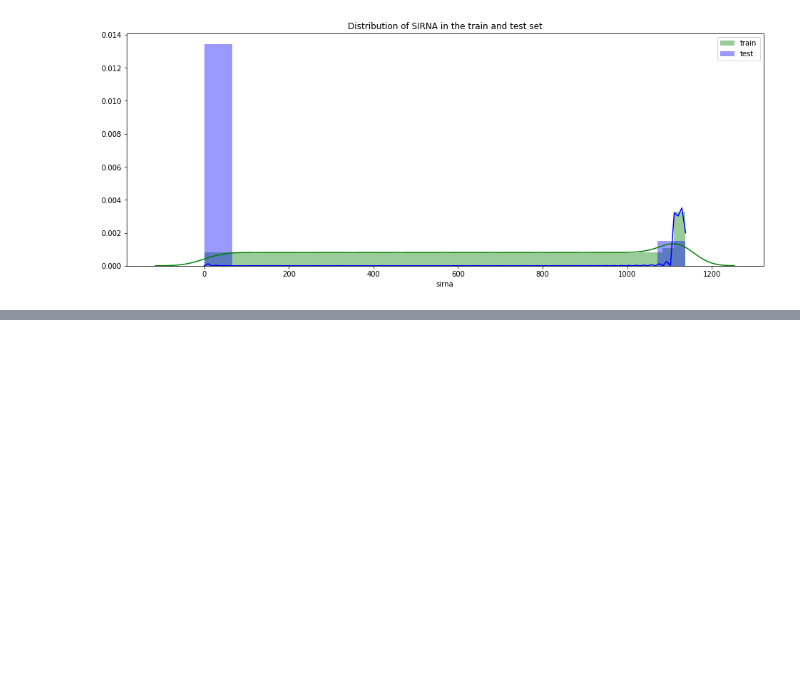
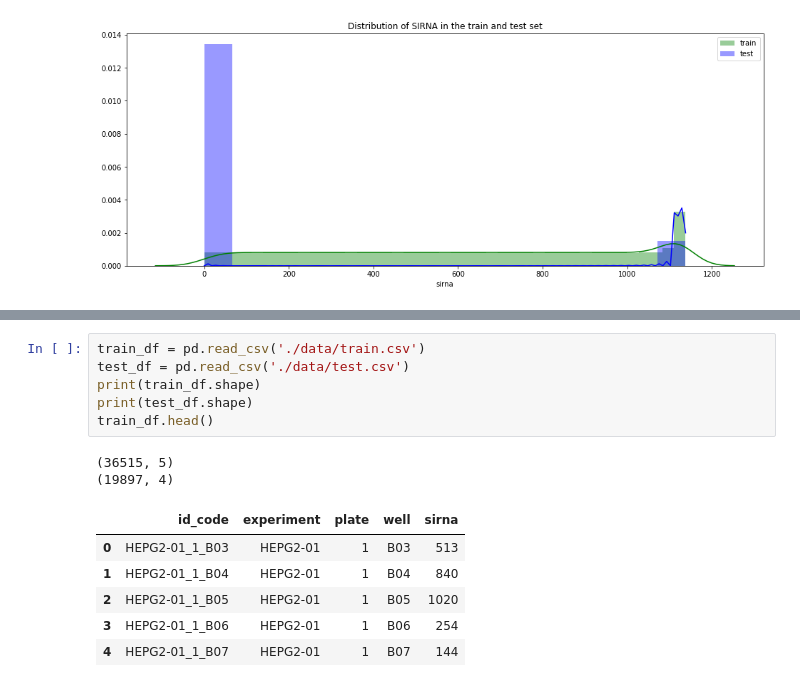
Before and after one commit to chengxiaoy/RCIC, a Jupyter notebook: EDA.ipynb, the cells around one changed output, grey strips where cells are left out. Saved outputs shown, nothing was run; the diff lists cells and outputs as text; blank space fills up the shorter version.

```diff
--- a/EDA.ipynb
+++ b/EDA.ipynb
@@ -145,0 +170,15 @@ plt.show()
+# %%
+train_df = pd.read_csv('./data/train.csv')
+test_df = pd.read_csv('./data/test.csv')
+print(train_df.shape)
+print(test_df.shape)
+train_df.head()
+# %% [output]
+(36515, 5)
+(19897, 4)
+|  | id_code | experiment | plate | well | sirna |
+| 0 | HEPG2-01_1_B03 | HEPG2-01 | 1 | B03 | 513 |
+| 1 | HEPG2-01_1_B04 | HEPG2-01 | 1 | B04 | 840 |
+| 2 | HEPG2-01_1_B05 | HEPG2-01 | 1 | B05 | 1020 |
+| 3 | HEPG2-01_1_B06 | HEPG2-01 | 1 | B06 | 254 |
+| 4 | HEPG2-01_1_B07 | HEPG2-01 | 1 | B07 | 144 |
```
Also changed, not shown: parts of 6 cells of this notebook, 1 other file.
